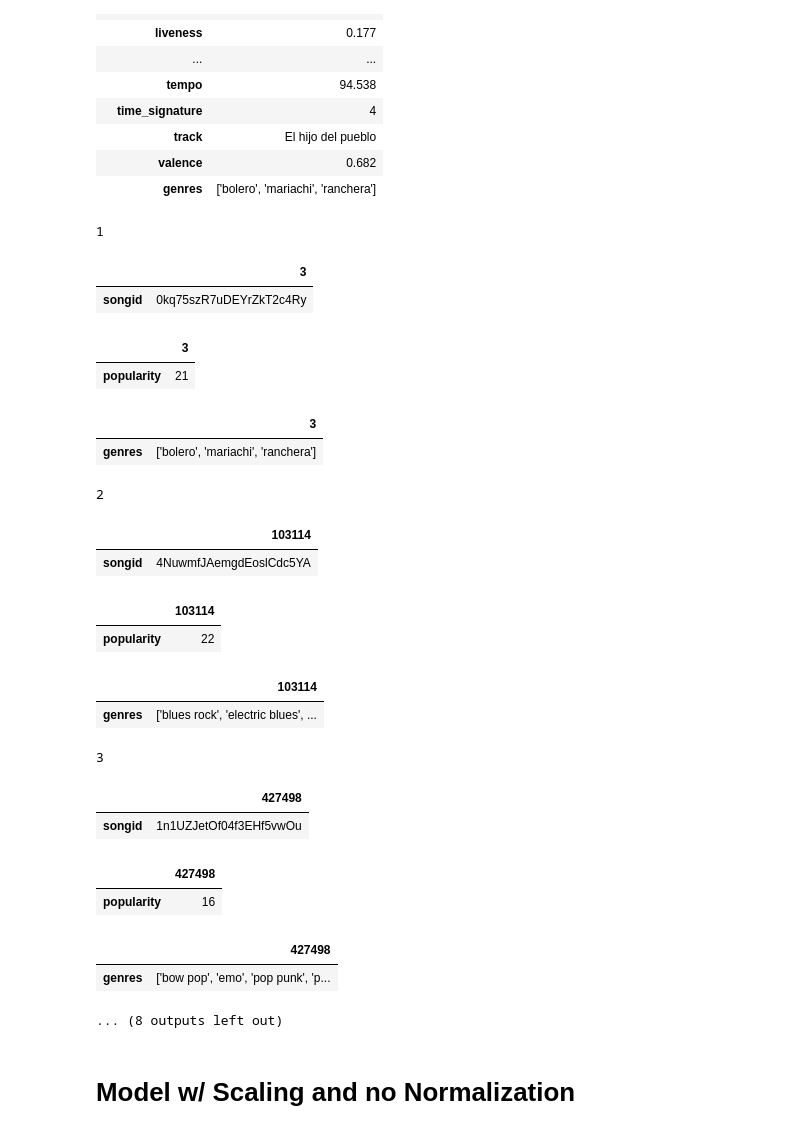
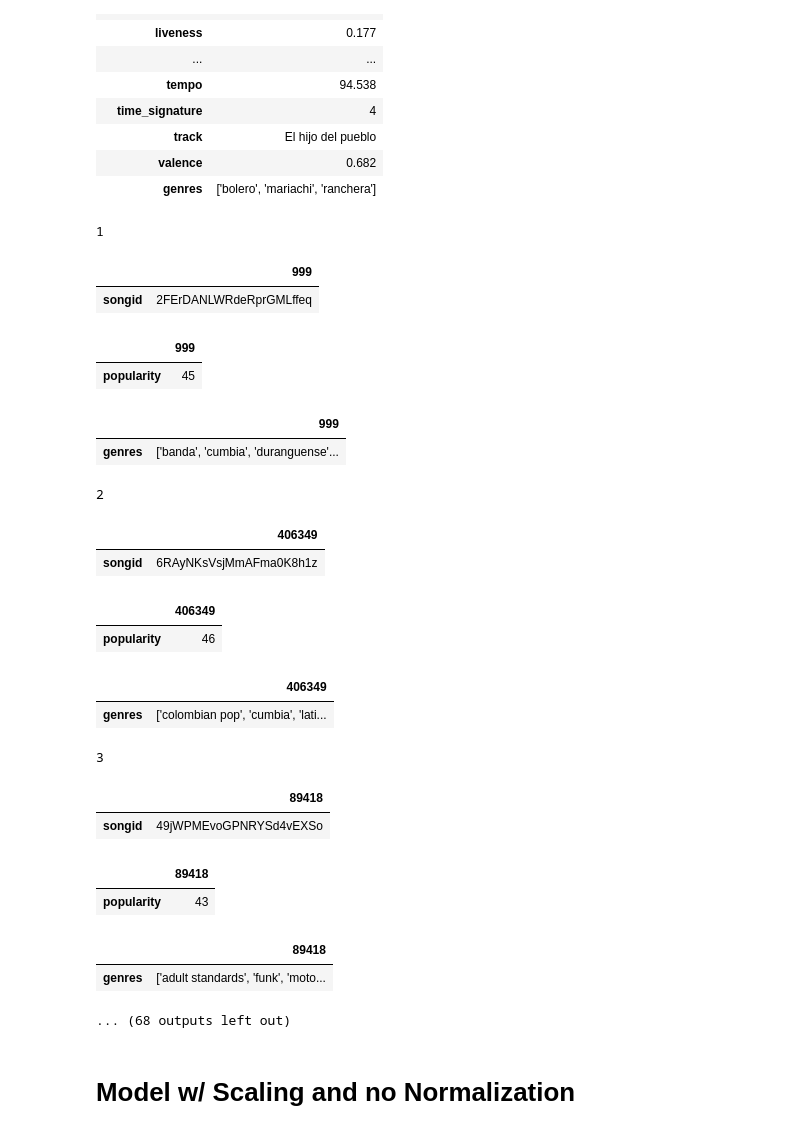
Before and after one commit to BloomTech-Labs/Music-Meteorologist-ds, a Jupyter notebook: model_notebooks/knn_model_v3_with_genre_filtering.ipynb, the cells around one changed output. Cells and saved outputs as stored; diff of their text form; code cells hidden in the pictures.

Commit message:
genre filtering function in knn_model_v3 is ready for flask notebook!!!!

```diff
--- a/model_notebooks/knn_model_v3_with_genre_filtering.ipynb
+++ b/model_notebooks/knn_model_v3_with_genre_filtering.ipynb
@@ -197,4 +197,4 @@ df = pickle.load(open("./data/song_list_v5_hashed.pkl", "rb"))
 knn1 = load('./data/model3.joblib')
 # %%
 # running model to test output
-knn_results1 = knn1.kneighbors([data_normalized[3]])[1]
+knn_results1 = knn1.kneighbors([data_normalized[2]])[1]
@@ -228,33 +236,33 @@ pd.DataFrame(df.loc[3][0:18])
 pd.set_option('display.max_colwidth', -1)
 # %%
 counter = 0
-for result in knn_results1[0][0:5]:
+for result in knn_results1[0][0:20]:
     counter += 1
     print(counter)
     display(pd.DataFrame(df.loc[result][0:1]),pd.DataFrame(df.loc[result][1:2]),pd.DataFrame(df.loc[result][17:18]))
 # %% [output]
 1
-|  | 3 |
-| songid | 0kq75szR7uDEYrZkT2c4Ry |
+|  | 999 |
+| songid | 2FErDANLWRdeRprGMLffeq |
-|  | 3 |
-| popularity | 21 |
+|  | 999 |
+| popularity | 45 |
-|  | 3 |
-| genres | ['bolero', 'mariachi', 'ranchera'] |
+|  | 999 |
+| genres | ['banda', 'cumbia', 'duranguense'... |
 2
-|  | 103114 |
-| songid | 4NuwmfJAemgdEoslCdc5YA |
+|  | 406349 |
+| songid | 6RAyNKsVsjMmAFma0K8h1z |
-|  | 103114 |
-| popularity | 22 |
+|  | 406349 |
+| popularity | 46 |
-|  | 103114 |
-| genres | ['blues rock', 'electric blues', ... |
+|  | 406349 |
+| genres | ['colombian pop', 'cumbia', 'lati... |
 3
-|  | 427498 |
-| songid | 1n1UZJetOf04f3EHf5vwOu |
+|  | 89418 |
+| songid | 49jWPMEvoGPNRYSd4vEXSo |
-|  | 427498 |
-| popularity | 16 |
+|  | 89418 |
+| popularity | 43 |
-|  | 427498 |
-| genres | ['bow pop', 'emo', 'pop punk', 'p... |
+|  | 89418 |
+| genres | ['adult standards', 'funk', 'moto... |
-... (8 outputs left out)
+... (68 outputs left out)
 # %% [markdown]
 # Model w/ Scaling and no Normalization
 # %%
```
Also changed, not shown: parts of 43 cells of this notebook, 2 other files.
